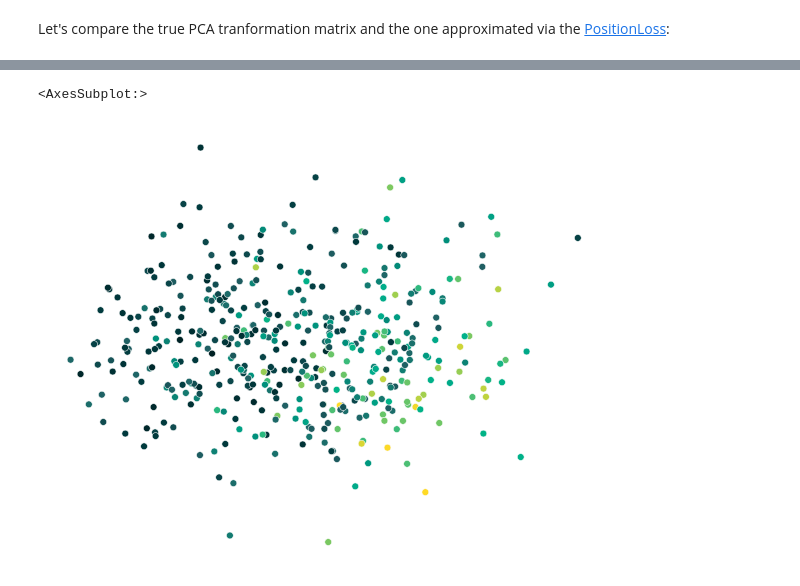
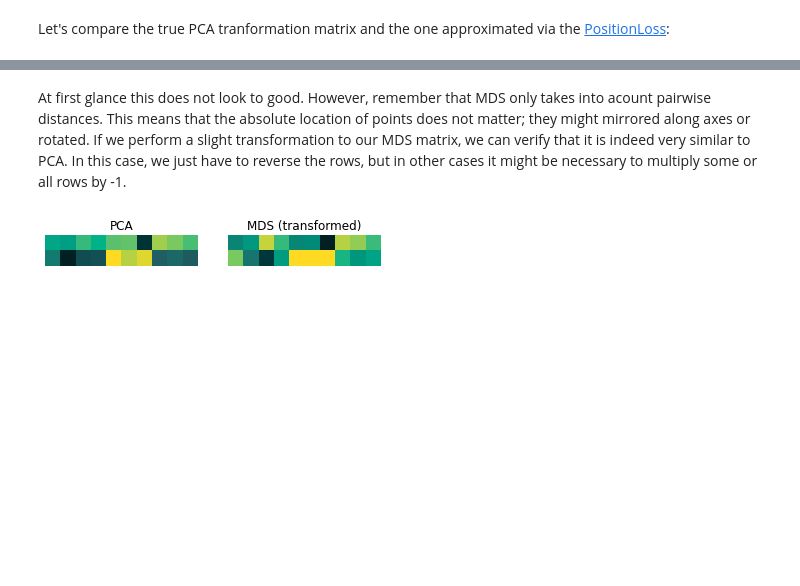
Before and after one commit to jku-vds-lab/paradime, a Jupyter notebook: notebooks/mds.ipynb, the cells around one changed output, grey strips where cells are left out. Saved outputs shown, nothing was run; the diff lists cells and outputs as text; code cells hidden in the pictures; blank space fills up the shorter version.

```diff
--- a/notebooks/mds.ipynb
+++ b/notebooks/mds.ipynb
@@ -153,9 +148,14 @@ from scipy.spatial.distance import pdist, squareform
-# %%
-paradime.utils.plotting.scatterplot(
-    pca.transform(data)[:,:2],
-    c=diabetes['target'],
-    cmap=cmap
-)
-# %% [output]
-<AxesSubplot:>
-[figure, removed]
+# %% [markdown]
+At first glance this does not look to good. However, remember that MDS only takes into acount pairwise distances. This means that the absolute location of points does not matter; they might mirrored along axes or rotated. If we perform a slight transformation to our MDS matrix, we can verify that it is indeed very similar to PCA. In this case, we just have to reverse the rows, but in other cases it might be necessary to multiply some or all rows by -1.
+# %%
+mds_matrix_tf = mds_matrix[::-1]
+
+fig, (ax1, ax2) = plt.subplots(1, 2)
+ax1.imshow(pca.components_[:2], cmap=cmap)
+ax1.set_axis_off()
+ax1.set_title("PCA")
+ax2.imshow(mds_matrix_tf, cmap=cmap)
+ax2.set_axis_off()
+ax2.set_title("MDS (transformed)");
+# %% [output]
+[figure, added]
```
Also changed, not shown: parts of 15 cells of this notebook, 17 other files.
